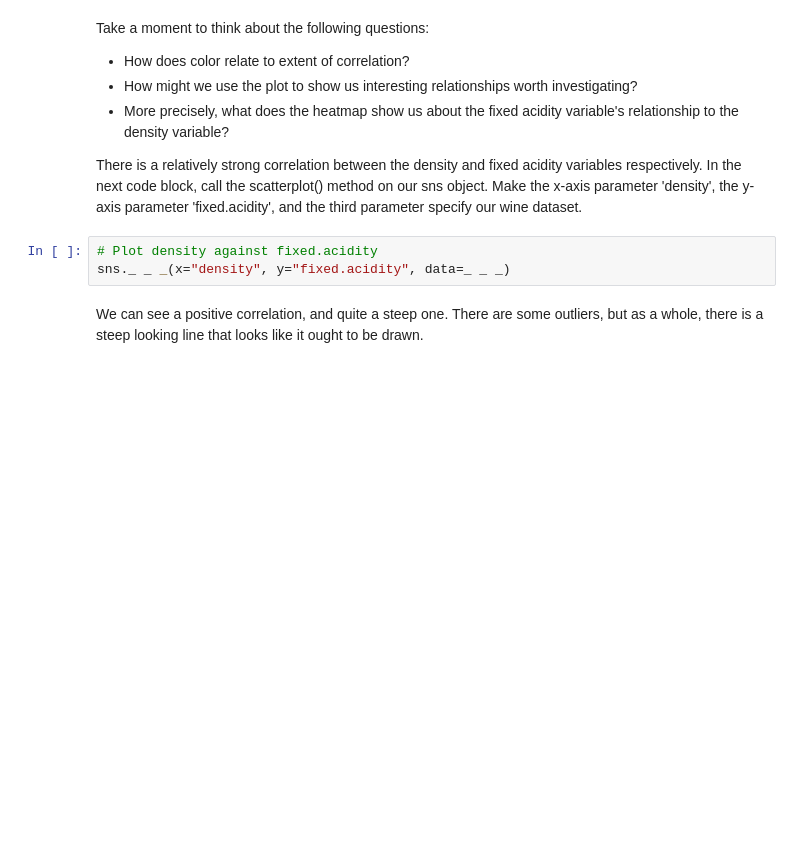
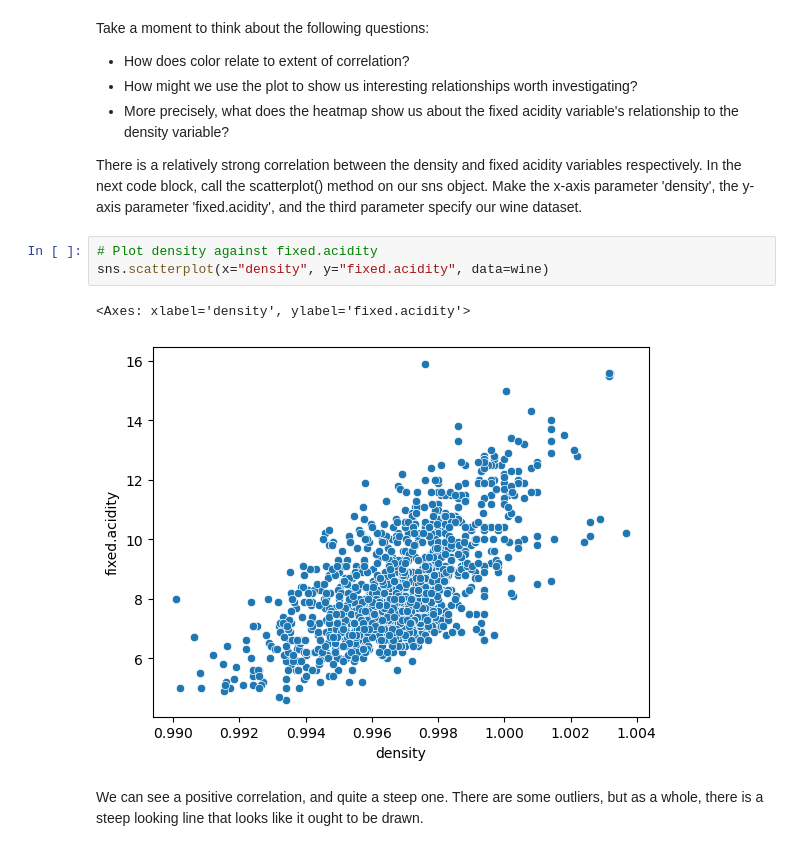
Before and after one commit to vanslykeaudio/SpringBoardDataScience, a Jupyter notebook: 11.4.1_Case_Study_-_Linear_Regression_1_/11.4.1 Case Study - Linear Regression/Springboard Regression Case Study - the Red Wine Dataset - Tier 1.ipynb, the cells around one changed output. Drawn from its saved outputs; the diff is of its cells as text; blank space fills up the shorter version.

```diff
--- a/11.4.1_Case_Study_-_Linear_Regression_1_/11.4.1 Case Study - Linear Regression/Springboard Regression Case Study - the Red Wine Dataset - Tier 1.ipynb
+++ b/11.4.1_Case_Study_-_Linear_Regression_1_/11.4.1 Case Study - Linear Regression/Springboard Regression Case Study - the Red Wine Dataset - Tier 1.ipynb
@@ -241,7 +247,10 @@ Take a moment to think about the following questions:
 There is a relatively strong correlation between the density and fixed acidity variables respectively. In the next code block, call the scatterplot() method on our sns object. Make the x-axis parameter 'density', the y-axis parameter 'fixed.acidity', and the third parameter specify our wine dataset.
 # %%
 # Plot density against fixed.acidity
-sns._ _ _(x="density", y="fixed.acidity", data=_ _ _)
+sns.scatterplot(x="density", y="fixed.acidity", data=wine)
+# %% [output]
+<Axes: xlabel='density', ylabel='fixed.acidity'>
+[figure, added]
 # %% [markdown]
 We can see a positive correlation, and quite a steep one. There are some outliers, but as a whole, there is a steep looking line that looks like it ought to be drawn.
 # %%
```
Also changed, not shown: parts of 3 cells of this notebook.
